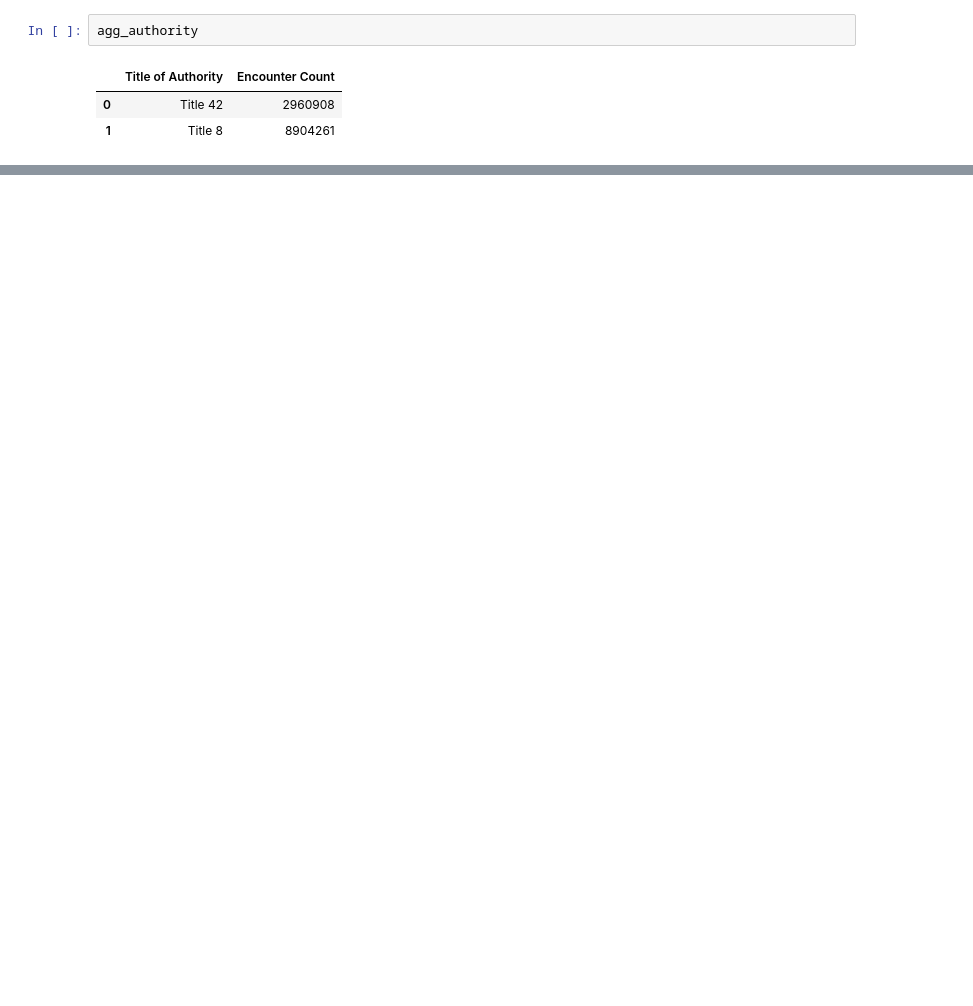
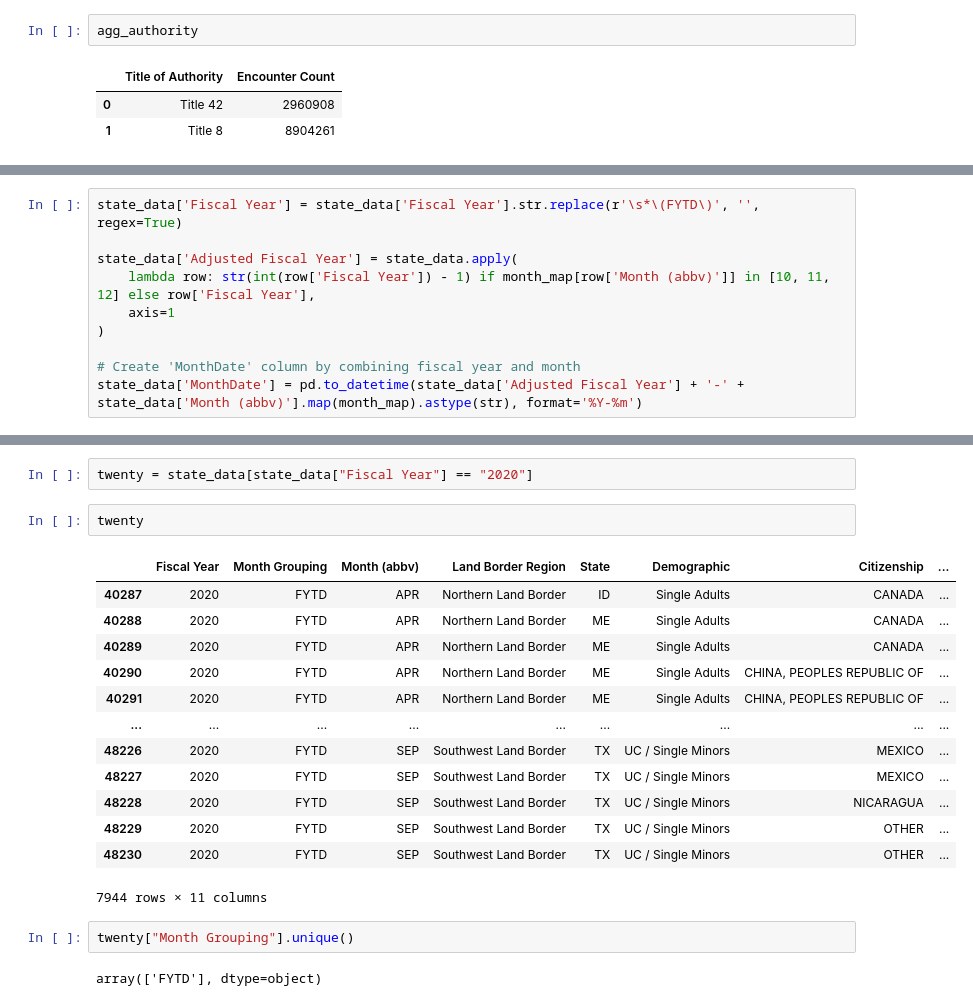
Before and after one commit to alanklin/AA-Capstone, a Jupyter notebook: Code/Notebooks/week2_eda_state.ipynb, the cells around one changed output, grey strips where cells are left out. Drawn from its saved outputs; the diff is of its cells as text; blank space fills up the shorter version.

```diff
--- a/Code/Notebooks/week2_eda_state.ipynb
+++ b/Code/Notebooks/week2_eda_state.ipynb
@@ -59,0 +99,10 @@ agg_authority
+# %%
+state_data['Fiscal Year'] = state_data['Fiscal Year'].str.replace(r'\s*\(FYTD\)', '', regex=True)
+
+state_data['Adjusted Fiscal Year'] = state_data.apply(
+    lambda row: str(int(row['Fiscal Year']) - 1) if month_map[row['Month (abbv)']] in [10, 11, 12] else row['Fiscal Year'],
+    axis=1
+)
+
+# Create 'MonthDate' column by combining fiscal year and month
+state_data['MonthDate'] = pd.to_datetime(state_data['Adjusted Fiscal Year'] + '-' + state_data['Month (abbv)'].map(month_map).astype(str), format='%Y-%m')
@@ -59,0 +115,22 @@ agg_authority
+# %%
+twenty = state_data[state_data["Fiscal Year"] == "2020"]
+# %%
+twenty
+# %% [output]
+|  | Fiscal Year | Month Grouping | Month (abbv) | Land Border Region | State | Demographic | Citizenship | ... |
+| 40287 | 2020 | FYTD | APR | Northern Land Border | ID | Single Adults | CANADA | ... |
+| 40288 | 2020 | FYTD | APR | Northern Land Border | ME | Single Adults | CANADA | ... |
+| 40289 | 2020 | FYTD | APR | Northern Land Border | ME | Single Adults | CANADA | ... |
+| 40290 | 2020 | FYTD | APR | Northern Land Border | ME | Single Adults | CHINA, PEOPLES REPUBLIC OF | ... |
+| 40291 | 2020 | FYTD | APR | Northern Land Border | ME | Single Adults | CHINA, PEOPLES REPUBLIC OF | ... |
+| ... | ... | ... | ... | ... | ... | ... | ... | ... |
+| 48226 | 2020 | FYTD | SEP | Southwest Land Border | TX | UC / Single Minors | MEXICO | ... |
+| 48227 | 2020 | FYTD | SEP | Southwest Land Border | TX | UC / Single Minors | MEXICO | ... |
+| 48228 | 2020 | FYTD | SEP | Southwest Land Border | TX | UC / Single Minors | NICARAGUA | ... |
+| 48229 | 2020 | FYTD | SEP | Southwest Land Border | TX | UC / Single Minors | OTHER | ... |
+| 48230 | 2020 | FYTD | SEP | Southwest Land Border | TX | UC / Single Minors | OTHER | ... |
+7944 rows × 11 columns
+# %%
+twenty["Month Grouping"].unique()
+# %% [output]
+array(['FYTD'], dtype=object)
```
Also changed, not shown: parts of 18 cells of this notebook, 1 other file.
